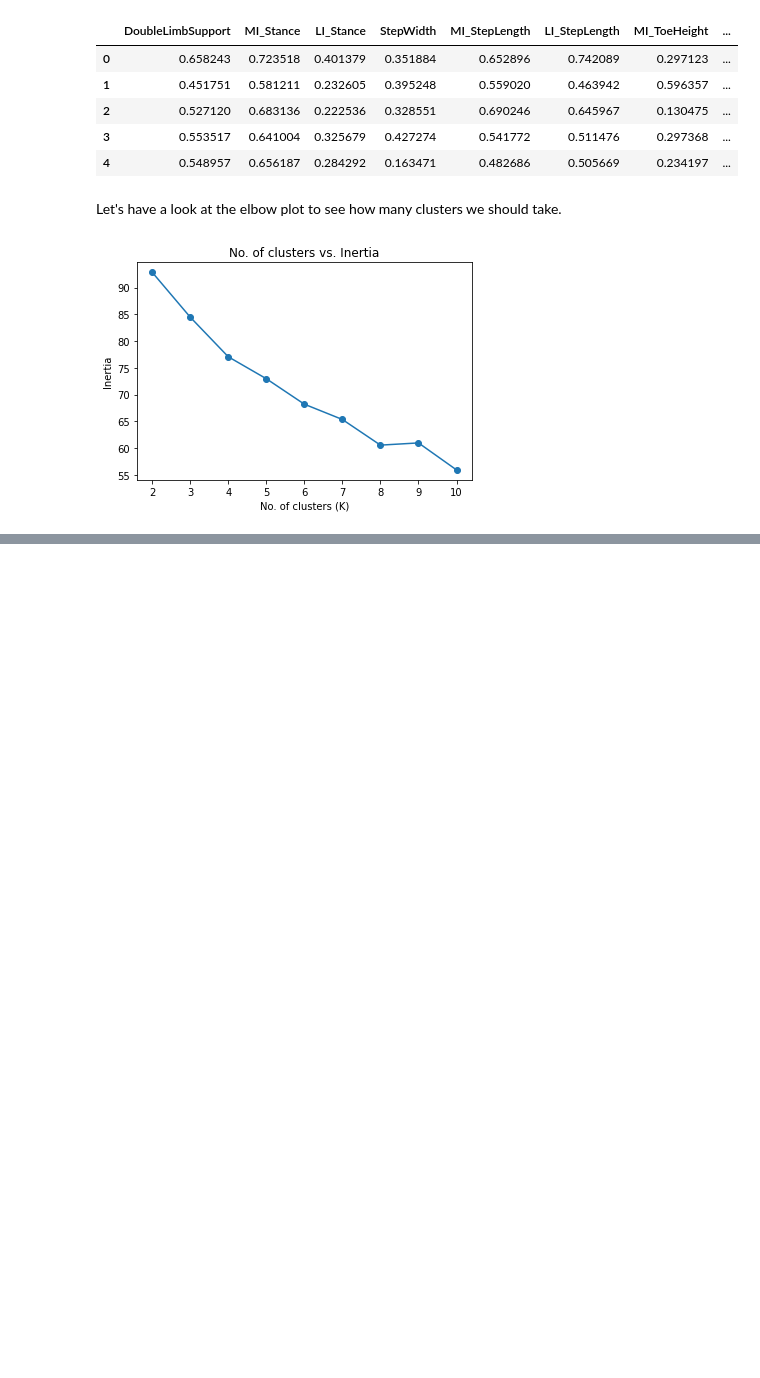
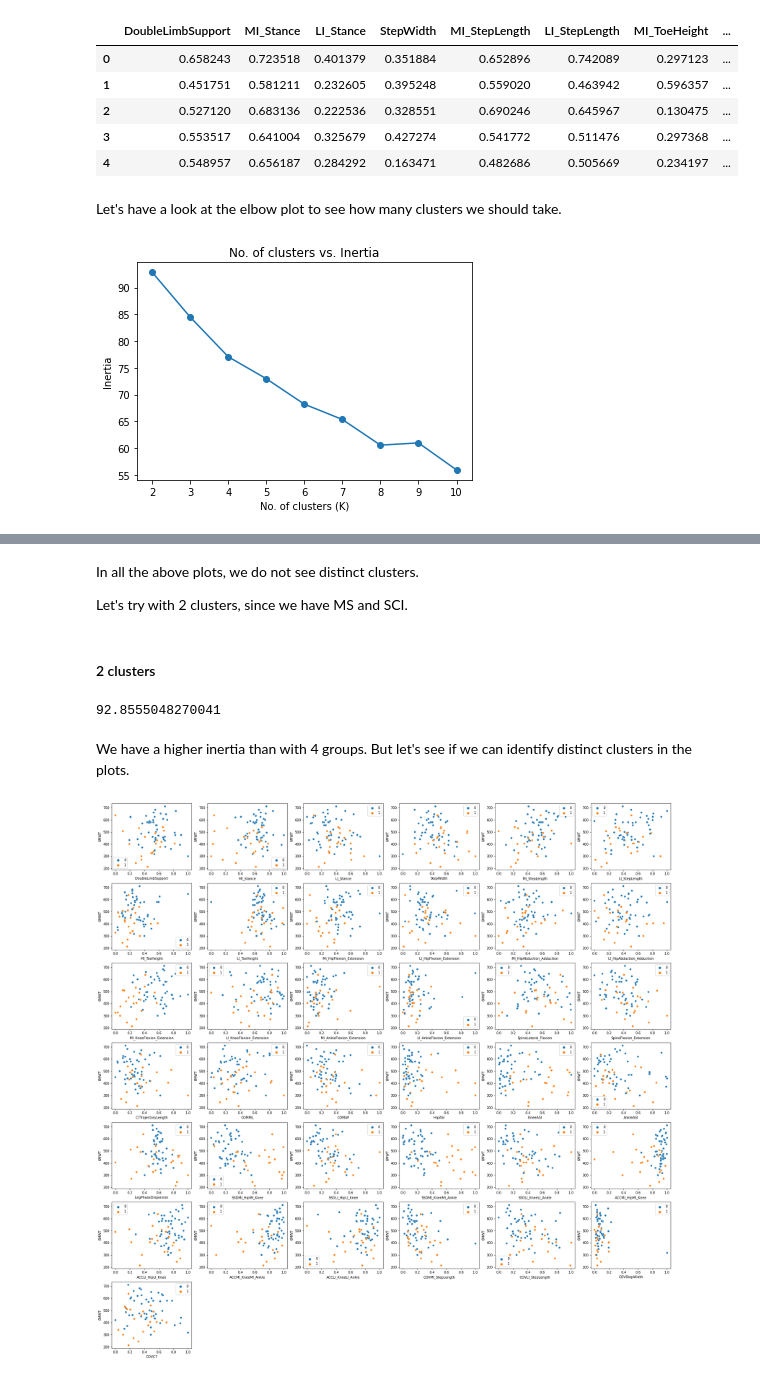
Before and after one commit to paulinegut/Gait-analysis, a Jupyter notebook: FinalProject_6MWTprediction.ipynb, the cells around one changed output, grey strips where cells are left out. Saved outputs shown, nothing was run; the diff lists cells and outputs as text; code cells hidden in the pictures; blank space fills up the shorter version.

```diff
--- a/FinalProject_6MWTprediction.ipynb
+++ b/FinalProject_6MWTprediction.ipynb
@@ -551,0 +585,27 @@ Let's now predict the 6MWT with the gait parameters using linear regression. Thi
+# %% [markdown]
+In all the above plots, we do not see distinct clusters.
+
+Let's try with 2 clusters, since we have MS and SCI.
+# %% [markdown]
+#### 2 clusters
+# %%
+# Let's creat a model
+model = KMeans(n_clusters = 2, random_state=42).fit(X)
+model.inertia_
+# %% [output]
+92.8555048270041
+# %% [markdown]
+We have a higher inertia than with 4 groups. But let's see if we can identify distinct clusters in the plots.
+# %%
+# Let's do some predictions (classification)
+predictions = model.predict(X)
+# %%
+plt.figure(figsize = (30,30))
+plt.title('Gait parameters vs 6MWT')
+for i in range(0, len(X.columns)):
+  plt.subplot(7, 6, i+1)
+  sns.scatterplot(x = X.iloc[:,i], y = df['6MWT'], hue=predictions)
+  plt.xlabel(X.iloc[:,i].name)
+  plt.ylabel('6MWT')
+# %% [output]
+[figure, added]
```
Also changed, not shown: parts of 24 cells of this notebook.
